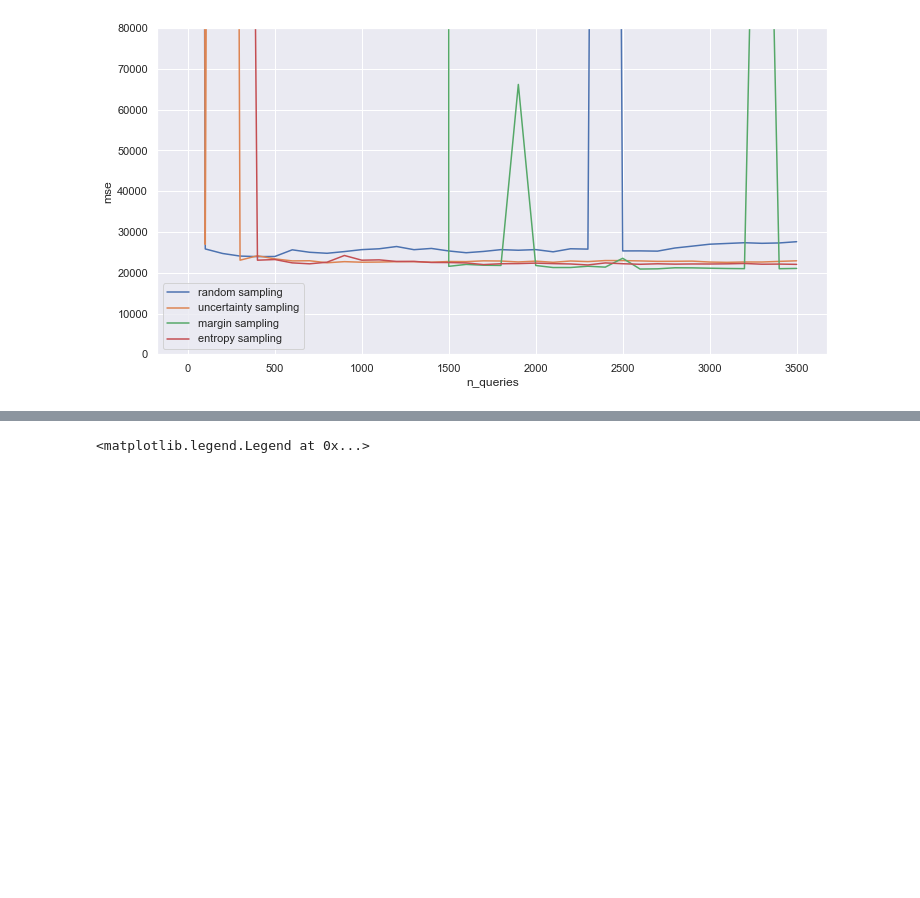
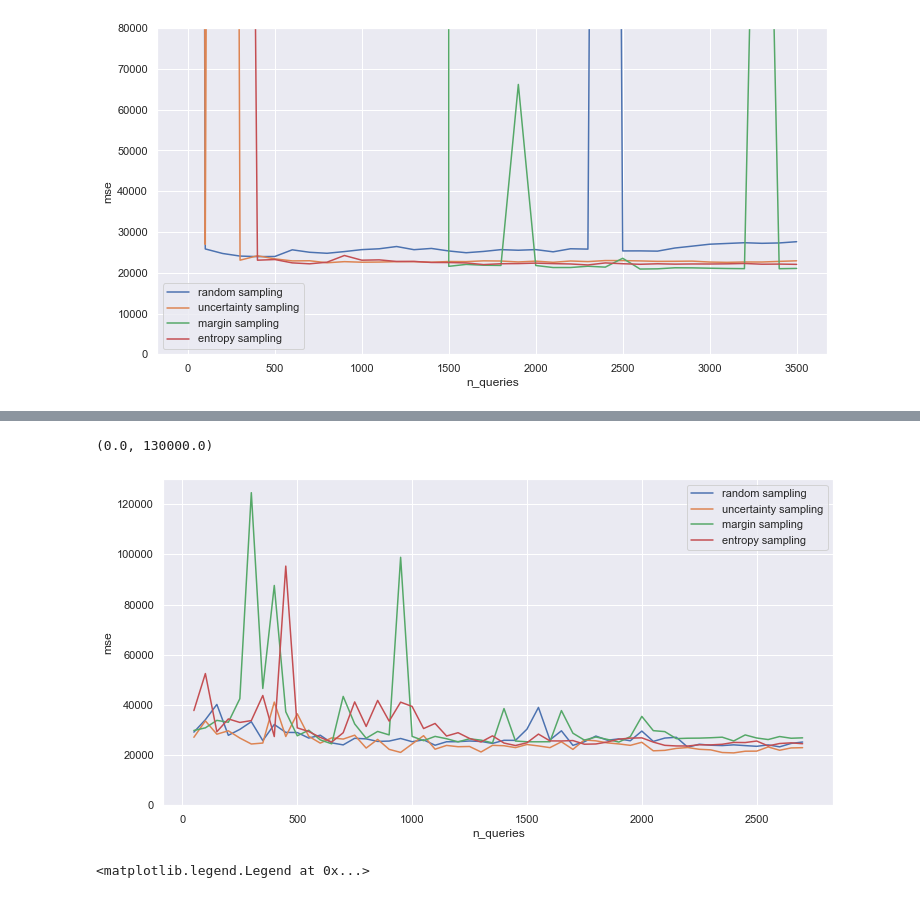
Before and after one commit to telenovelachuan/data_science, a Jupyter notebook: master_project/active_learning.ipynb, the cells around one changed output, grey strips where cells are left out. Saved outputs shown, nothing was run; the diff lists cells and outputs as text; code cells hidden in the pictures; blank space fills up the shorter version.

```diff
--- a/master_project/active_learning.ipynb
+++ b/master_project/active_learning.ipynb
@@ -356,3 +390,35 @@ plt.ylim((0, 80000))
+# %%
+# MSE change over iterations
+
+# mse_dict_random_all = {50: 38603.38415396731, 100: 82370.88192630802, 150: 43307.05292602763, 200: 28484.2737865376, 250: 27579.358404292594, 300: 30343.562950078733, 350: 67701.93577660655, 400: 32299.784316985966, 450: 37145.25167967304, 500: 113835.59726851231, 550: 33100.59150606123, 600: 29357.378790434264, 650: 28080.05916619314, 700: 27614.84726530599, 750: 27448.63793693554, 800: 28529.915769804236, 850: 28165.585971032197, 900: 32210.75674398181, 950: 28451.95431236594, 1000: 30012.122900609294, 1050: 28926.748521576752, 1100: 27067.693911817983, 1150: 26942.316022572108, 1200: 26685.504840593272, 1250: 28146.313804350604, 1300: 26775.50005560768, 1350: 28430.302043754185, 1400: 27960.471410060014, 1450: 29024.794261097184, 1500: 27688.26456234804, 1550: 27045.103976607537, 1600: 27575.284864317913, 1650: 28269.095224999113, 1700: 27458.048376353825, 1750: 25960.281637222113, 1800: 26856.849803309335, 1850: 26811.936223452358, 1900: 26786.63116298782, 1950: 26704.40241480766, 2000: 28146.67630169472, 2050: 29245.853265513928, 2100: 27262.45549392521, 2150: 27920.658066724627, 2200: 27334.347761251072, 2250: 27259.521843977887, 2300: 26982.677144396588, 2350: 25506.16868117935, 2400: 26869.41597787626, 2450: 26662.513962051406, 2500: 26975.975509946104, 2550: 24982.021808489477, 2600: 29977.882378281025, 2650: 27263.024376848523, 2700: 26981.95579496159}
+mse_dict_margin_all = {50: 29821.40481648743, 100: 30871.308039142183, 150: 33853.92286885424, 200: 33097.38712443565, 250: 42480.61832460816, 300: 124604.84986029616, 350: 46564.26233910117, 400: 87622.81820558035, 450: 37279.34473166889, 500: 27712.56478250373, 550: 29929.42917439643, 600: 26071.296913237402, 650: 24514.812524831257, 700: 43398.875978404314, 750: 32425.500750460506, 800: 26732.22617998895, 850: 29442.516953009832, 900: 28063.560125103988, 950: 98848.36578742454, 1000: 27466.781059628527, 1050: 25761.763711015123, 1100: 27466.60167732113, 1150: 26532.71629379736, 1200: 25291.220250181923, 1250: 26513.418702618274, 1300: 25969.47270147198, 1350: 24880.790862666934, 1400: 38561.96813819872, 1450: 25617.76899542555, 1500: 25320.029947522464, 1550: 25312.55352379584, 1600: 25342.09005791487, 1650: 37750.50776956134, 1700: 28734.029436896813, 1750: 25981.432072836888, 1800: 27225.21827218926, 1850: 26269.2751211076, 1900: 25202.291101474806, 1950: 27370.93080536995, 2000: 35436.917383167005, 2050: 29751.63408088817, 2100: 29372.049627614837, 2150: 26577.590907386093, 2200: 26737.383452153354, 2250: 26772.38174864692, 2300: 26924.732826154283, 2350: 27151.33746812798, 2400: 25640.657674416343, 2450: 28048.637059452663, 2500: 26827.99879990675, 2550: 26206.27909723093, 2600: 27412.60647016829, 2650: 26726.064110701922, 2700: 26891.37075944076}
+mse_dict_entropy_all = {50: 37760.839949203226, 100: 52514.74166678015, 150: 29314.805617568385, 200: 34425.252486909856, 250: 33028.82767989704, 300: 33758.33199665399, 350: 43768.48940746294, 400: 27400.072574042497, 450: 95341.77410672784, 500: 30867.678634371885, 550: 29405.61141941858, 600: 27077.012369224245, 650: 25206.123718817602, 700: 28925.852146549947, 750: 41207.524985913384, 800: 31427.596333331512, 850: 41799.75375281047, 900: 33551.08027318086, 950: 41109.24316119926, 1000: 39402.749341861454, 1050: 30586.26293455437, 1100: 32620.544267312038, 1150: 27616.910399366196, 1200: 28930.813398844697, 1250: 26645.702321173052, 1300: 25238.631388471553, 1350: 27686.618869832575, 1400: 24812.54740021528, 1450: 23817.322531766447, 1500: 24930.80151415366, 1550: 28377.414426094907, 1600: 25672.415114601437, 1650: 25640.143351852803, 1700: 25804.841529447887, 1750: 24345.59939155509, 1800: 24443.996048605186, 1850: 25233.656711826785, 1900: 26358.06631704122, 1950: 26780.351090257696, 2000: 26883.854810218156, 2050: 25193.357154293626, 2100: 23896.80700430101, 2150: 23656.62883111708, 2200: 23633.791854528565, 2250: 24122.94796684233, 2300: 24080.56775897609, 2350: 24325.098912270845, 2400: 25060.510465544776, 2450: 25010.31655314428, 2500: 25615.528266323865, 2550: 23674.10418635835, 2600: 24629.649132655268, 2650: 24890.087560064494, 2700: 24541.71166163973}
+mse_dict_uncertainty_all = {50: 27107.219202267286, 100: 33651.20570181082, 150: 28340.753283912938, 200: 29696.204791289023, 250: 26811.734490214993, 300: 24433.969427324784, 350: 24811.324275313007, 400: 41137.44736704145, 450: 27414.12814883786, 500: 36465.449015590246, 550: 27512.078565816613, 600: 24793.099727730627, 650: 26875.91182106898, 700: 26396.953156388307, 750: 27948.07015247204, 800: 22814.96434885432, 850: 26273.801472898205, 900: 22300.214966397034, 950: 21079.69516115019, 1000: 24443.417724652318, 1050: 27743.478090552697, 1100: 22364.911158387185, 1150: 23860.3726355588, 1200: 23349.96024689362, 1250: 23441.925819656826, 1300: 21250.48502635538, 1350: 23897.388078192245, 1400: 23745.500917314057, 1450: 22994.309918734256, 1500: 24234.866440333502, 1550: 23660.998073809013, 1600: 22981.95288404224, 1650: 25310.500843009406, 1700: 22288.33078460753, 1750: 26053.121641889677, 1800: 25698.39849464991, 1850: 24880.691010910097, 1900: 24459.147987713048, 1950: 23896.786388063498, 2000: 25119.413374497115, 2050: 21719.050057216013, 2100: 21897.900128168145, 2150: 22678.12495071921, 2200: 23022.56039131879, 2250: 22319.459878956335, 2300: 22100.63762287857, 2350: 21039.05813805297, 2400: 20885.247500492787, 2450: 21555.940294293338, 2500: 21590.32062422366, 2550: 23265.21461294517, 2600: 21943.014020790793, 2650: 22865.022263969546, 2700: 22969.14348000953}
+
+mse_dict_random_all = {50: 29171.10903484117, 100: 34102.51781554835, 150: 40201.7350971013, 200: 27894.923342939222, 250: 30262.32896053487, 300: 33314.44406860369, 350: 25790.102550186453, 400: 32217.01328453615, 450: 29056.37014118546, 500: 29009.870140439813, 550: 26803.534499490623, 600: 27939.71098851819, 650: 24881.50449703178, 700: 24080.123515634015, 750: 26711.704947116374, 800: 26472.827871963604, 850: 25464.06984894017, 900: 25597.13008338962, 950: 26634.315132638887, 1000: 25351.759986798108, 1050: 26076.85110076665, 1100: 23938.359206179073, 1150: 25329.434256172153, 1200: 25365.673872573538, 1250: 25626.672128620005, 1300: 25444.09230721252, 1350: 24665.978926264284, 1400: 25911.542830490846, 1450: 25877.711651590278, 1500: 30346.778856299334, 1550: 39002.494301724684, 1600: 26047.524538693076, 1650: 29695.413844664752, 1700: 23891.937378745137, 1750: 25334.553858377098, 1800: 27598.623275540518, 1850: 25949.43272343818, 1900: 26467.94007474519, 1950: 25722.189210156226, 2000: 29590.569372465063, 2050: 25467.396228394467, 2100: 26796.829419014157, 2150: 27118.580546445923, 2200: 23159.700865669805, 2250: 24335.196898140974, 2300: 23945.190703479984, 2350: 23805.673266046317, 2400: 24092.240420583785, 2450: 23790.832890304897, 2500: 23507.758863536936, 2550: 24073.15737257837, 2600: 23299.61787483813, 2650: 24667.223594086765, 2700: 25213.82946977021}
+
+n_queries = list(mse_dict_random_all.keys())
+mses_random_all = list(mse_dict_random_all.values())
+mses_uncertainty_all = list(mse_dict_uncertainty_all.values())
+mses_margin_all = list(mse_dict_margin_all.values())
+mses_entropy_all = list(mse_dict_entropy_all.values())
+
+
+sns.set()
+plt.figure(figsize=(12, 6))
+plt.plot(n_queries, mses_random_all, label="random sampling")
+plt.plot(n_queries, mses_uncertainty_all, label="uncertainty sampling")
+plt.plot(n_queries, mses_margin_all, label="margin sampling")
+plt.plot(n_queries, mses_entropy_all, label="entropy sampling")
+
+
+plt.ylabel("mse")
+plt.xlabel("n_queries")
+plt.legend()
+plt.ylim((0, 130000))
+# %% [output]
+(0.0, 130000.0)
+[figure, added]
 # %%
 # Avg distance between chosen dots and the global centroid
 df_chosen_uncertainty = pd.read_csv("chosen/cnn_ae_al_uncertainty_all_chosen.csv", index_col=0)
```
Also changed, not shown: parts of 2 cells of this notebook, 1 other file.
